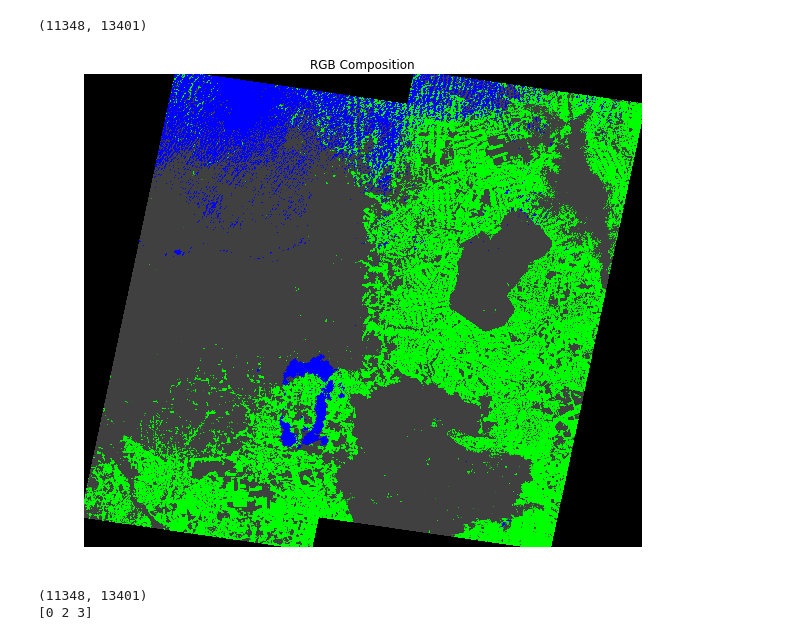
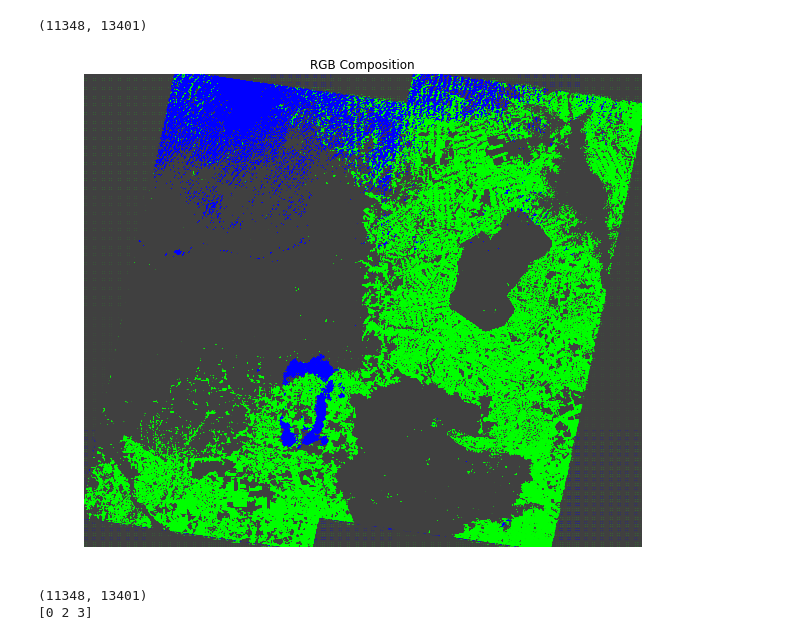
Before and after one commit to rvmaretto/deepgeo, a Jupyter notebook: notebooks/predict_fcn.ipynb, the cells around one changed output. Saved outputs shown, nothing was run; the diff lists cells and outputs as text; code cells hidden in the pictures.

```diff
--- a/notebooks/predict_fcn.ipynb
+++ b/notebooks/predict_fcn.ipynb
@@ -29,10 +29,13 @@ reload(seqchips)
 # %% [markdown]
 ## Input Data
 # %%
-network = 'unet'
+# network = 'unet'
+fusion = 'early'
 file_sufix = '_2018'
 DATA_DIR = '/home/raian/doutorado/Dados/generated'
-trained_model = os.path.join(DATA_DIR, 'tf_logs', 'experiments', network, 'test_unet_2019_07_01-20_14_34')
+trained_model = os.path.join(DATA_DIR, 'tf_logs', 'experiments', 'unet', 'def_one_class',
+                             'fusion_%s' % fusion,'test_unet_2019_07_01-20_14_34')
 raster_path = os.path.join(DATA_DIR, 'images_5bands', 'stacked_mosaic_2017_2018.tif')
+# raster_path = os.path.join(DATA_DIR, 'images_5bands', 'mosaic_2018.tif')
 ground_truth = os.path.join(DATA_DIR, 'labels_one_def_cl', 'labels_cloudless_2018.tif')
 base_shp = os.path.join(DATA_DIR, 'Prodes_mosaic.shp')
@@ -130,13 +111,13 @@ print(pred_rarr.shape)
 # %% [output]
 (11348, 13401)
 # %%
-gf.write_pred_chips(output_prob, raster_path, chips, chip_key='probabilities', ref_shp=base_shp)
+gf.write_pred_chips(output_prob, raster_path, chips, chip_key='probabilities')#, ref_shp=base_shp)
 raster_prob = gdal.Open(output_prob)
 raster_prob_ar = raster_prob.ReadAsArray()
 raster_prob_ar = np.rollaxis(raster_prob_ar, 0, 3)
 vis.plot_rgb_img(raster_prob_ar, bands=[1, 2, 3], contrast=False)
 # %% [output]
-[figure, old version]
+[figure, new version]
 # %%
 pred_ds = gdal.Open(output_pred)
 pred_rarr = pred_ds.ReadAsArray()
```
Also changed, not shown: parts of 3 cells of this notebook, 9 other files.
